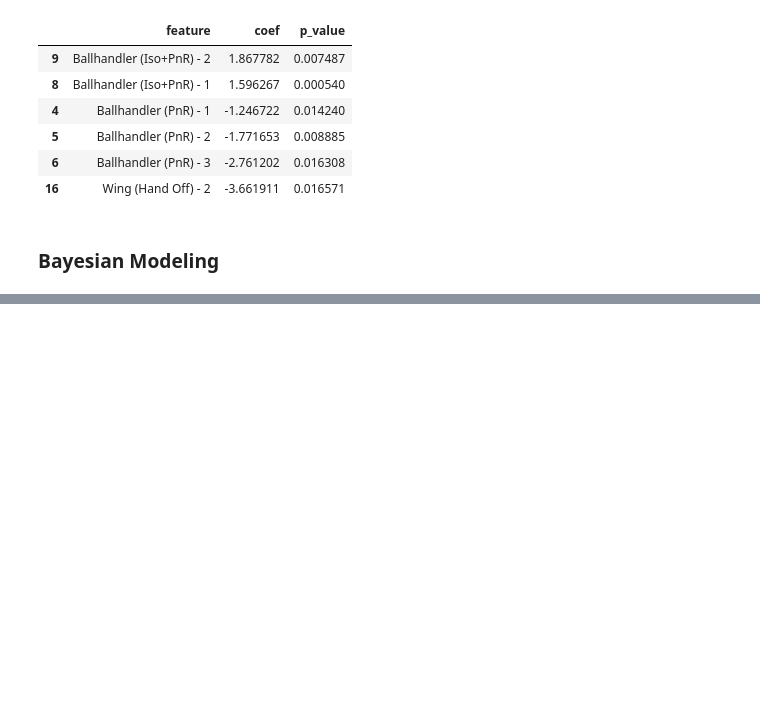
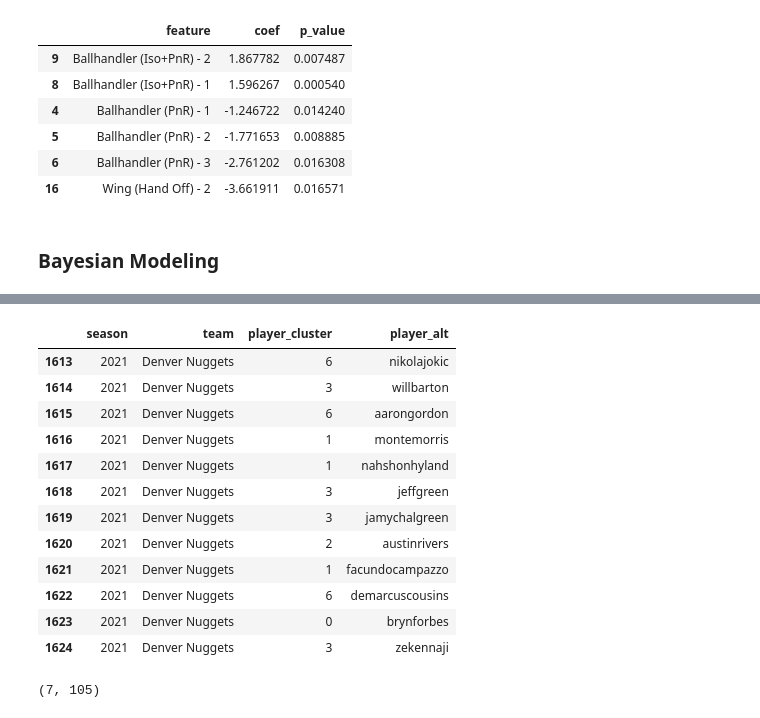
Before and after one commit to xulianrenzoku/synergy_clustering, a Jupyter notebook: nba_clustering_lineup_models.ipynb, the cells around one changed output, grey strips where cells are left out. Drawn from its saved outputs; the diff is of its cells as text; code cells hidden in the pictures; blank space fills up the shorter version.

```diff
--- a/nba_clustering_lineup_models.ipynb
+++ b/nba_clustering_lineup_models.ipynb
@@ -978,0 +989,20 @@ plt.xlim(-10, 10)
+# %%
+def team_cluster_lookup(season, team, label_df=label_df):
+    return label_df[(label_df['season'] == season) &
+                    (label_df['team'] == team)]
+# %%
+team_cluster_lookup(2021, 'Denver Nuggets')
+# %% [output]
+|  | season | team | player_cluster | player_alt |
+| 1613 | 2021 | Denver Nuggets | 6 | nikolajokic |
+| 1614 | 2021 | Denver Nuggets | 3 | willbarton |
+| 1615 | 2021 | Denver Nuggets | 6 | aarongordon |
+| 1616 | 2021 | Denver Nuggets | 1 | montemorris |
+| 1617 | 2021 | Denver Nuggets | 1 | nahshonhyland |
+| 1618 | 2021 | Denver Nuggets | 3 | jeffgreen |
+| 1619 | 2021 | Denver Nuggets | 3 | jamychalgreen |
+| 1620 | 2021 | Denver Nuggets | 2 | austinrivers |
+| 1621 | 2021 | Denver Nuggets | 1 | facundocampazzo |
+| 1622 | 2021 | Denver Nuggets | 6 | demarcuscousins |
+| 1623 | 2021 | Denver Nuggets | 0 | brynforbes |
+| 1624 | 2021 | Denver Nuggets | 3 | zekennaji |
@@ -978,0 +1017,8 @@ plt.xlim(-10, 10)
+# %%
+lineups_A = lineup_df_100[season_cond & cluster_cond].query(A_query)\
+            ['diff_to_league_avg'].values
+lineups_B = lineup_df_100[season_cond & cluster_cond].query(B_query)\
+            ['diff_to_league_avg'].values
+len(lineups_A), len(lineups_B)
+# %% [output]
+(7, 105)
```
Also changed, not shown: parts of 67 cells of this notebook.
